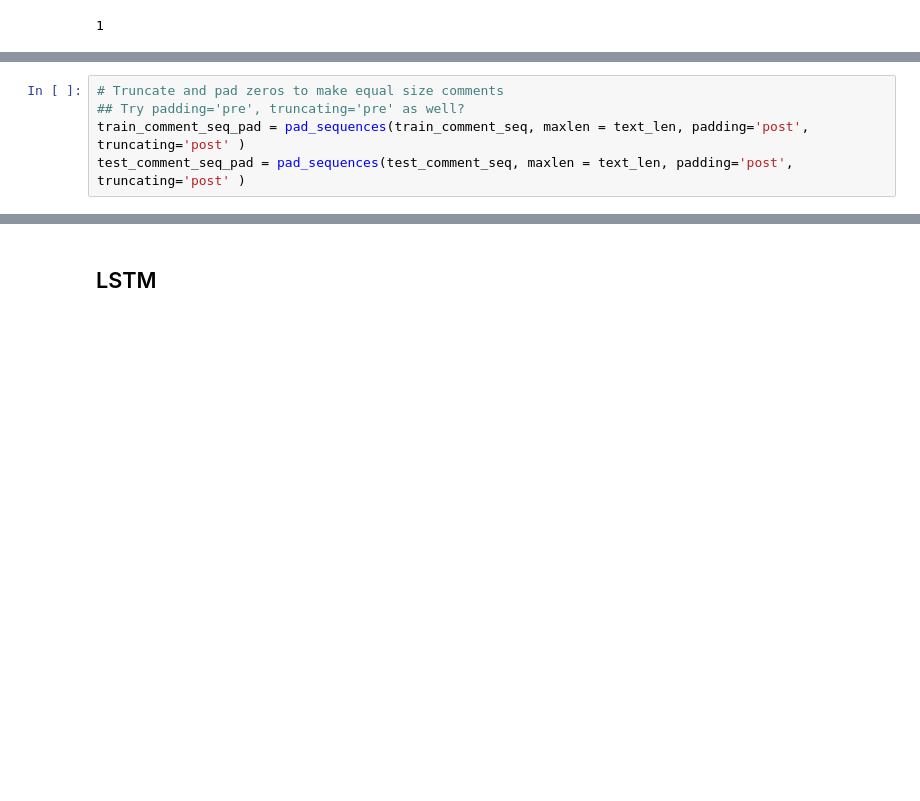
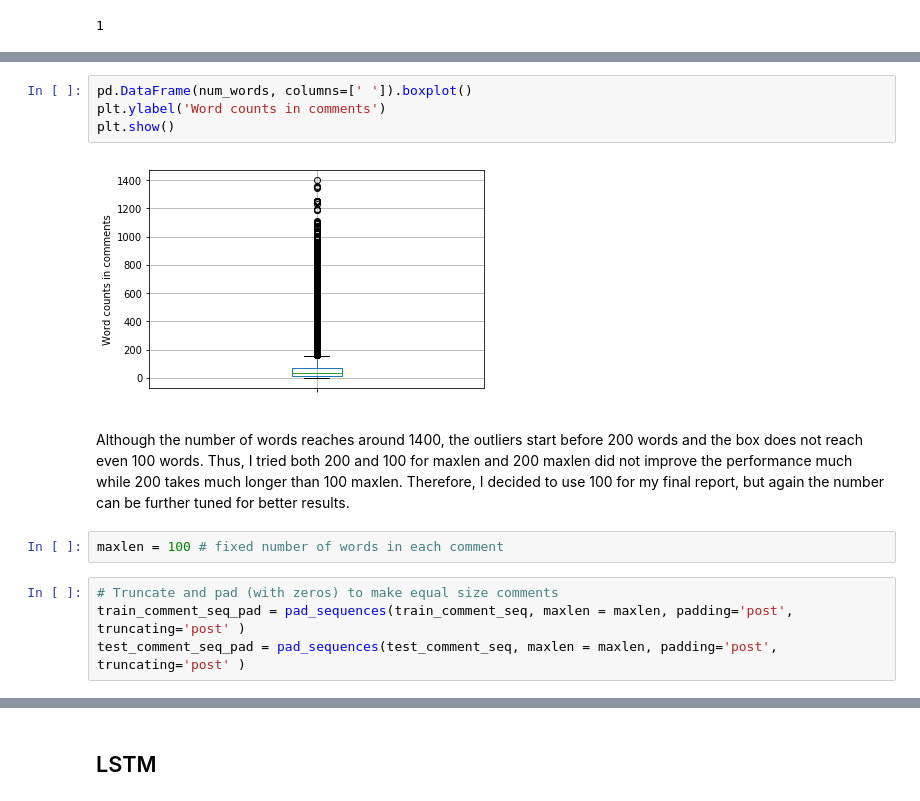
Before and after one commit to math470/Toxic-Comment-Classification, a Jupyter notebook: Toxic Comment Classification Part2 GloVe Embedding + LSTM.ipynb, the cells around one changed output, grey strips where cells are left out. Drawn from its saved outputs; the diff is of its cells as text; blank space fills up the shorter version.

```diff
--- a/Toxic Comment Classification Part2 GloVe Embedding + LSTM.ipynb
+++ b/Toxic Comment Classification Part2 GloVe Embedding + LSTM.ipynb
@@ -92,5 +109,14 @@ test_comment_seq = tokenizer.texts_to_sequences(test_comment_array)
+# %%
+pd.DataFrame(num_words, columns=[' ']).boxplot()
+plt.ylabel('Word counts in comments')
+plt.show()
+# %% [output]
+[figure, added]
+# %% [markdown]
+Although the number of words reaches around 1400, the outliers start before 200 words and the box does not reach even 100 words. Thus, I tried both 200 and 100 for maxlen and 200 maxlen did not improve the performance much while 200 takes much longer than 100 maxlen. Therefore, I decided to use 100 for my final report, but again the number can be further tuned for better results.
+# %%
+maxlen = 100 # fixed number of words in each comment
 # %%
-# Truncate and pad zeros to make equal size comments
-## Try padding='pre', truncating='pre' as well?
-train_comment_seq_pad = pad_sequences(train_comment_seq, maxlen = text_len, padding='post', truncating='post' )
-test_comment_seq_pad = pad_sequences(test_comment_seq, maxlen = text_len, padding='post', truncating='post' )
+# Truncate and pad (with zeros) to make equal size comments
+train_comment_seq_pad = pad_sequences(train_comment_seq, maxlen = maxlen, padding='post', truncating='post' )
+test_comment_seq_pad = pad_sequences(test_comment_seq, maxlen = maxlen, padding='post', truncating='post' )
```
Also changed, not shown: parts of 47 cells of this notebook.
